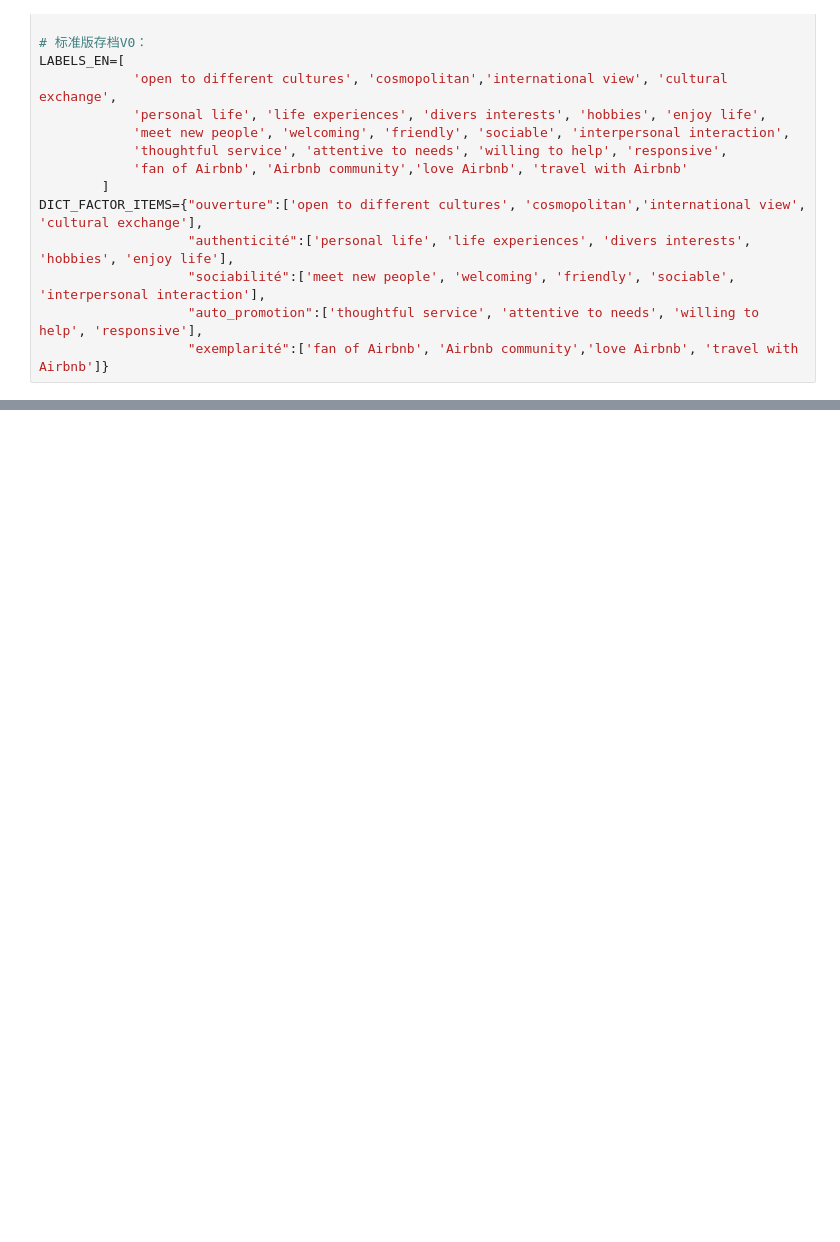
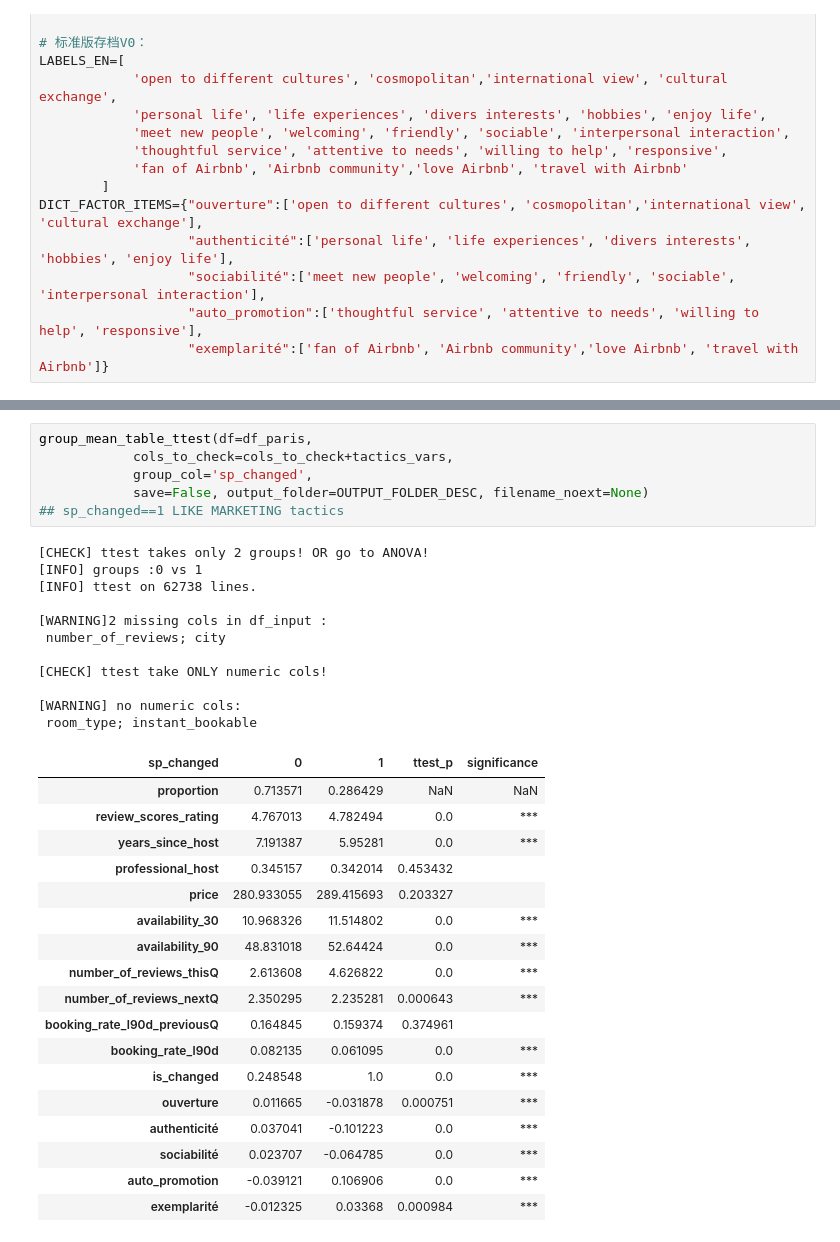
Before and after one commit to yeliu-dh/SelfPresentation_Multimodal_airbnb, a Jupyter notebook: C_stat/test_mod.ipynb, the cells around one changed output, grey strips where cells are left out. Saved outputs shown, nothing was run; the diff lists cells and outputs as text; blank space fills up the shorter version.

```diff
--- a/C_stat/test_mod.ipynb
+++ b/C_stat/test_mod.ipynb
@@ -47,0 +211,36 @@ group_mean_table_ttest(df=df,
+# %%
+group_mean_table_ttest(df=df_paris,
+            cols_to_check=cols_to_check+tactics_vars,
+            group_col='sp_changed',
+            save=False, output_folder=OUTPUT_FOLDER_DESC, filename_noext=None)
+## sp_changed==1 LIKE MARKETING tactics
+# %% [output]
+[CHECK] ttest takes only 2 groups! OR go to ANOVA!
+[INFO] groups :0 vs 1
+[INFO] ttest on 62738 lines.
+
+[WARNING]2 missing cols in df_input :
+ number_of_reviews; city
+
+[CHECK] ttest take ONLY numeric cols!
+
+[WARNING] no numeric cols:
+ room_type; instant_bookable
+| sp_changed | 0 | 1 | ttest_p | significance |
+| proportion | 0.713571 | 0.286429 | NaN | NaN |
+| review_scores_rating | 4.767013 | 4.782494 | 0.0 | *** |
+| years_since_host | 7.191387 | 5.95281 | 0.0 | *** |
+| professional_host | 0.345157 | 0.342014 | 0.453432 |  |
+| price | 280.933055 | 289.415693 | 0.203327 |  |
+| availability_30 | 10.968326 | 11.514802 | 0.0 | *** |
+| availability_90 | 48.831018 | 52.64424 | 0.0 | *** |
+| number_of_reviews_thisQ | 2.613608 | 4.626822 | 0.0 | *** |
+| number_of_reviews_nextQ | 2.350295 | 2.235281 | 0.000643 | *** |
+| booking_rate_l90d_previousQ | 0.164845 | 0.159374 | 0.374961 |  |
+| booking_rate_l90d | 0.082135 | 0.061095 | 0.0 | *** |
+| is_changed | 0.248548 | 1.0 | 0.0 | *** |
+| ouverture | 0.011665 | -0.031878 | 0.000751 | *** |
+| authenticité | 0.037041 | -0.101223 | 0.0 | *** |
+| sociabilité | 0.023707 | -0.064785 | 0.0 | *** |
+| auto_promotion | -0.039121 | 0.106906 | 0.0 | *** |
+| exemplarité | -0.012325 | 0.03368 | 0.000984 | *** |
```
Also changed, not shown: parts of 24 cells of this notebook, 4 other files.
